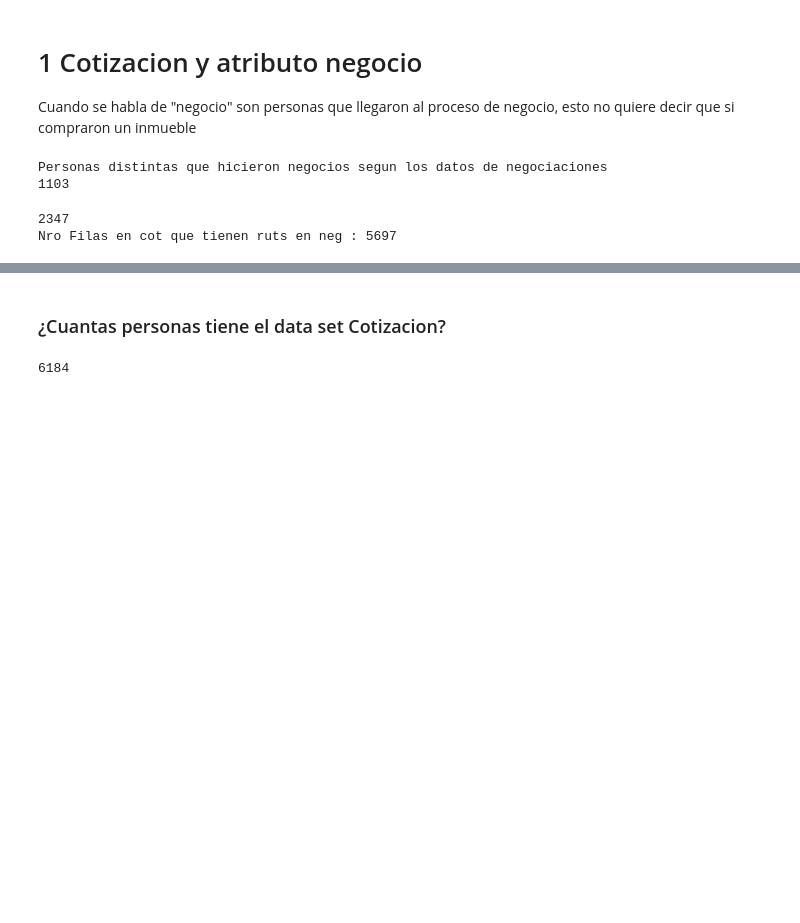
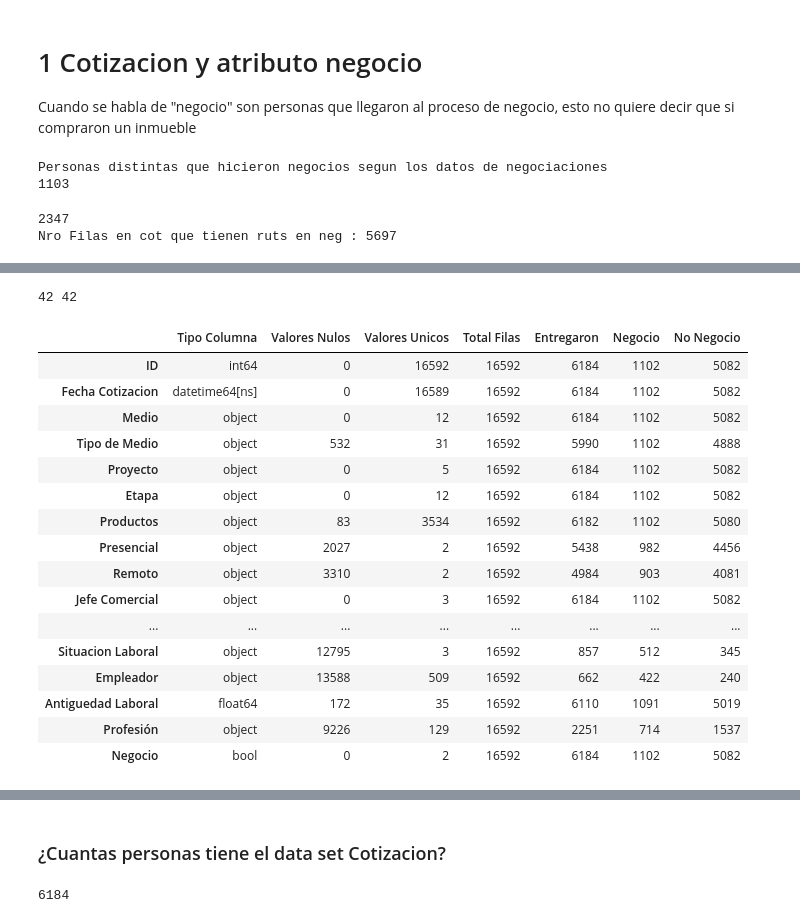
Before and after one commit to jcardenaslie/mem_aitue, a Jupyter notebook: Main Project/1 - Data Understanding/1.3 - Cotizantes en Negocios.ipynb, the cells around one changed output, grey strips where cells are left out. Cells and saved outputs as stored; diff of their text form; code cells hidden in the pictures; blank space fills up the shorter version.

```diff
--- a/Main Project/1 - Data Understanding/1.3 - Cotizantes en Negocios.ipynb
+++ b/Main Project/1 - Data Understanding/1.3 - Cotizantes en Negocios.ipynb
@@ -63,0 +117,27 @@ df = cot_neg.copy()
+# %%
+print(df.columns.shape[0], len(tmp_per_dict.keys()))
+df_all_info['Valores Unicos'] = [df[x].nunique() for x in df.columns]
+df_all_info['Total Filas'] = total_filas
+df_all_info['Entregaron'] = [tmp_per_dict[x]['Total'] for x in df.columns.tolist()]
+df_all_info['Negocio'] = [neg_noneg(x)[2] for x in df.columns.tolist()]
+df_all_info['No Negocio'] = [neg_noneg(x)[1] for x in df.columns.tolist()]
+df_all_info
+# %% [output]
+42 42
+|  | Tipo Columna | Valores Nulos | Valores Unicos | Total Filas | Entregaron | Negocio | No Negocio |
+| ID | int64 | 0 | 16592 | 16592 | 6184 | 1102 | 5082 |
+| Fecha Cotizacion | datetime64[ns] | 0 | 16589 | 16592 | 6184 | 1102 | 5082 |
+| Medio | object | 0 | 12 | 16592 | 6184 | 1102 | 5082 |
+| Tipo de Medio | object | 532 | 31 | 16592 | 5990 | 1102 | 4888 |
+| Proyecto | object | 0 | 5 | 16592 | 6184 | 1102 | 5082 |
+| Etapa | object | 0 | 12 | 16592 | 6184 | 1102 | 5082 |
+| Productos | object | 83 | 3534 | 16592 | 6182 | 1102 | 5080 |
+| Presencial | object | 2027 | 2 | 16592 | 5438 | 982 | 4456 |
+| Remoto | object | 3310 | 2 | 16592 | 4984 | 903 | 4081 |
+| Jefe Comercial | object | 0 | 3 | 16592 | 6184 | 1102 | 5082 |
+| ... | ... | ... | ... | ... | ... | ... | ... |
+| Situacion Laboral | object | 12795 | 3 | 16592 | 857 | 512 | 345 |
+| Empleador | object | 13588 | 509 | 16592 | 662 | 422 | 240 |
+| Antiguedad Laboral | float64 | 172 | 35 | 16592 | 6110 | 1091 | 5019 |
+| Profesión | object | 9226 | 129 | 16592 | 2251 | 714 | 1537 |
+| Negocio | bool | 0 | 2 | 16592 | 6184 | 1102 | 5082 |
```
Also changed, not shown: parts of 5 cells of this notebook, 7 other files.
